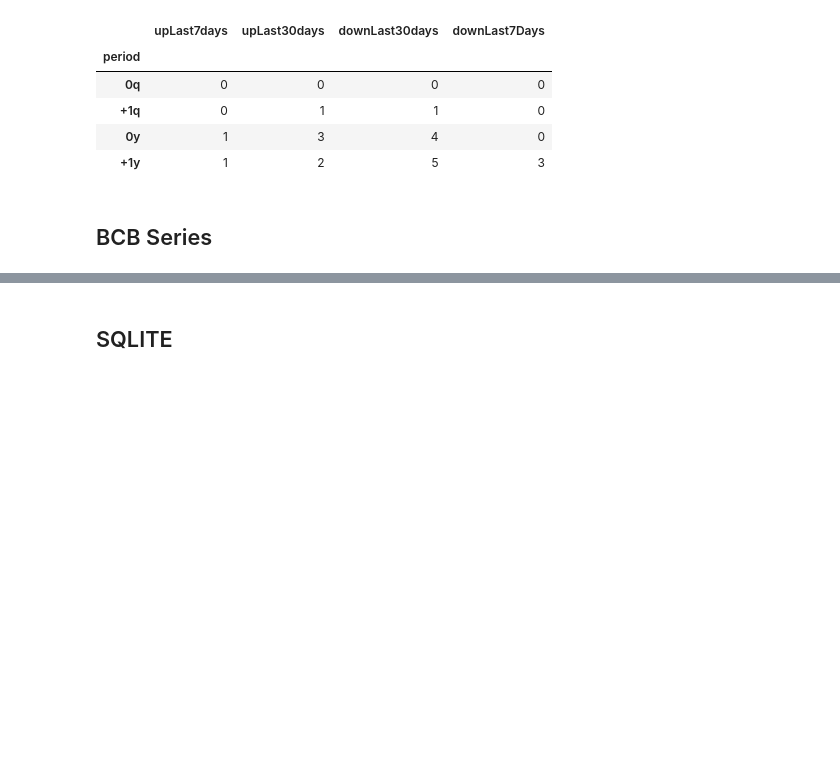
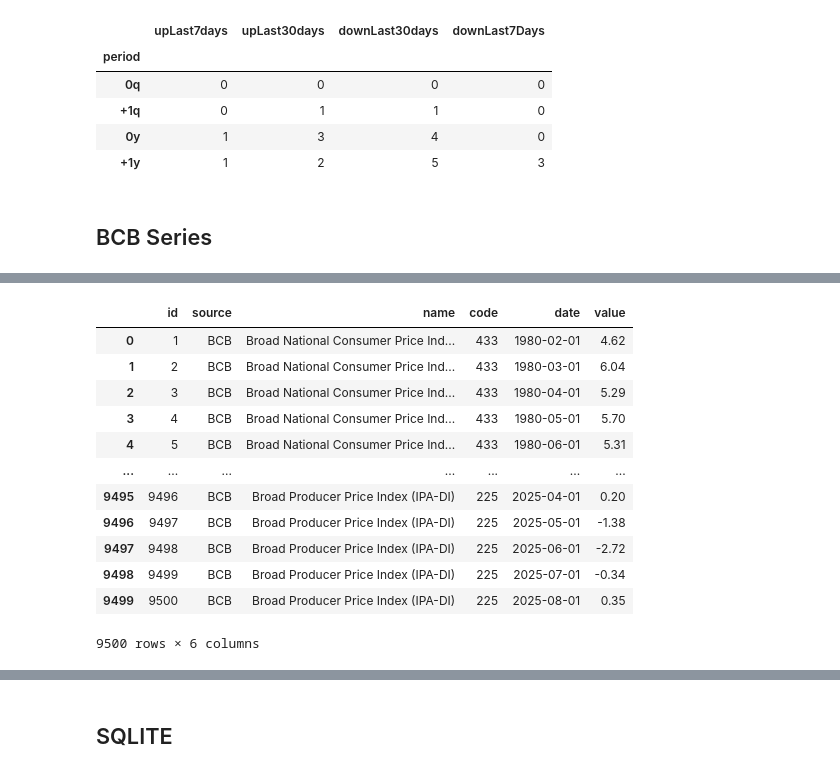
Before and after one commit to faustostangler/FLY, a Jupyter notebook: playgroung.ipynb, the cells around one changed output, grey strips where cells are left out. Drawn from its saved outputs; the diff is of its cells as text; code cells hidden in the pictures; blank space fills up the shorter version.

```diff
--- a/playgroung.ipynb
+++ b/playgroung.ipynb
@@ -490,0 +600,16 @@ else:
+# %%
+df
+# %% [output]
+|  | id | source | name | code | date | value |
+| 0 | 1 | BCB | Broad National Consumer Price Ind... | 433 | 1980-02-01 | 4.62 |
+| 1 | 2 | BCB | Broad National Consumer Price Ind... | 433 | 1980-03-01 | 6.04 |
+| 2 | 3 | BCB | Broad National Consumer Price Ind... | 433 | 1980-04-01 | 5.29 |
+| 3 | 4 | BCB | Broad National Consumer Price Ind... | 433 | 1980-05-01 | 5.70 |
+| 4 | 5 | BCB | Broad National Consumer Price Ind... | 433 | 1980-06-01 | 5.31 |
+| ... | ... | ... | ... | ... | ... | ... |
+| 9495 | 9496 | BCB | Broad Producer Price Index (IPA-DI) | 225 | 2025-04-01 | 0.20 |
+| 9496 | 9497 | BCB | Broad Producer Price Index (IPA-DI) | 225 | 2025-05-01 | -1.38 |
+| 9497 | 9498 | BCB | Broad Producer Price Index (IPA-DI) | 225 | 2025-06-01 | -2.72 |
+| 9498 | 9499 | BCB | Broad Producer Price Index (IPA-DI) | 225 | 2025-07-01 | -0.34 |
+| 9499 | 9500 | BCB | Broad Producer Price Index (IPA-DI) | 225 | 2025-08-01 | 0.35 |
+9500 rows × 6 columns
```
Also changed, not shown: parts of 16 cells of this notebook, 2 other files.
